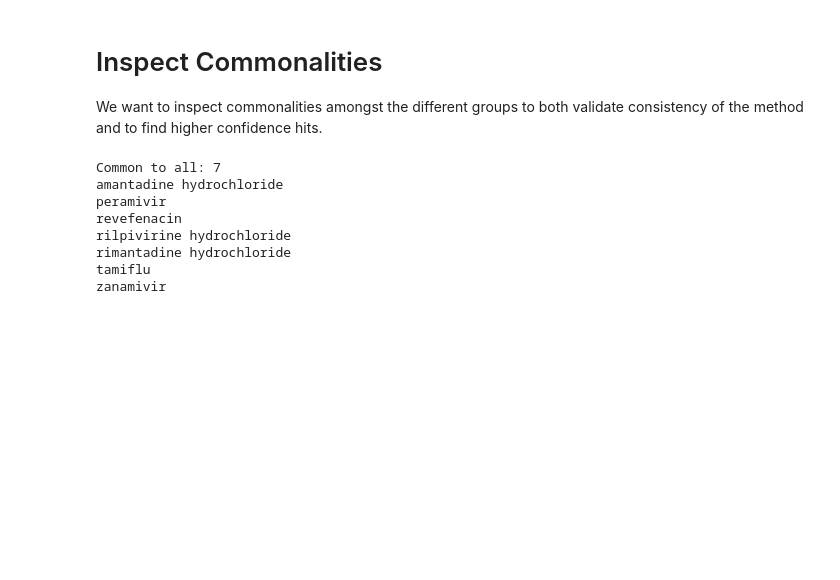
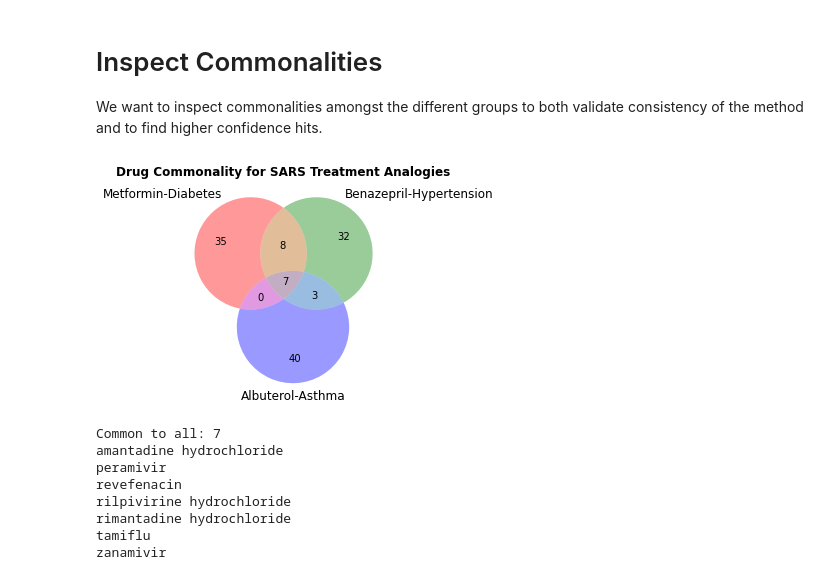
Before and after one commit to finnkuusisto/covid19_word_embedding, a Jupyter notebook: covid19_word_embed_mining.ipynb, the cells around one changed output. Cells and saved outputs as stored; diff of their text form; code cells hidden in the pictures; blank space fills up the shorter version.

Commit message:
Adding Venn diagram component.

```diff
--- a/covid19_word_embed_mining.ipynb
+++ b/covid19_word_embed_mining.ipynb
@@ -405,6 +408,16 @@ We want to inspect commonalities amongst the different groups to both validate c
 metf_diab_drug_set = {h[0] for h in metf_diab_drugs_top50}
 benz_hypr_drug_set = {h[0] for h in benz_hypr_drugs_top50}
 albu_asth_drug_set = {h[0] for h in albu_asth_drugs_top50}
+# %%
+venn3([metf_diab_drug_set, benz_hypr_drug_set, albu_asth_drug_set],
+      ('Metformin-Diabetes', 'Benazepril-Hypertension', 'Albuterol-Asthma'))
+plt.title('Drug Commonality for SARS Treatment Analogies', fontdict={'fontweight':'bold'})
+fig = plt.gcf()
+plt.show()
+fig.tight_layout()
+fig.savefig('drugvenn.pdf')
+# %% [output]
+[figure, added]
 # %%
 # look at the exact intersect of all
 full_intersect = metf_diab_drug_set & benz_hypr_drug_set & albu_asth_drug_set
```
Also changed, not shown: parts of 1 cell of this notebook, 1 other file.
